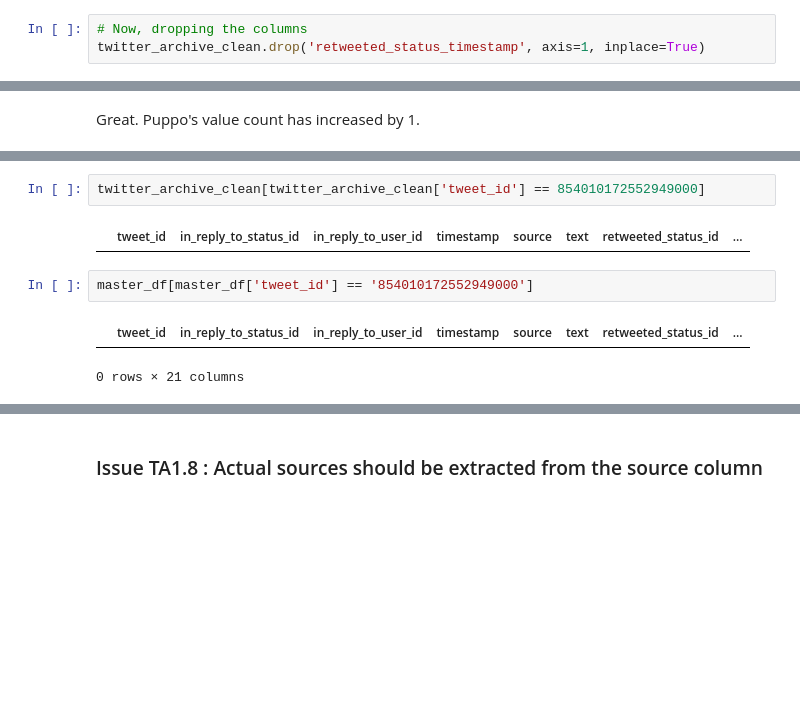
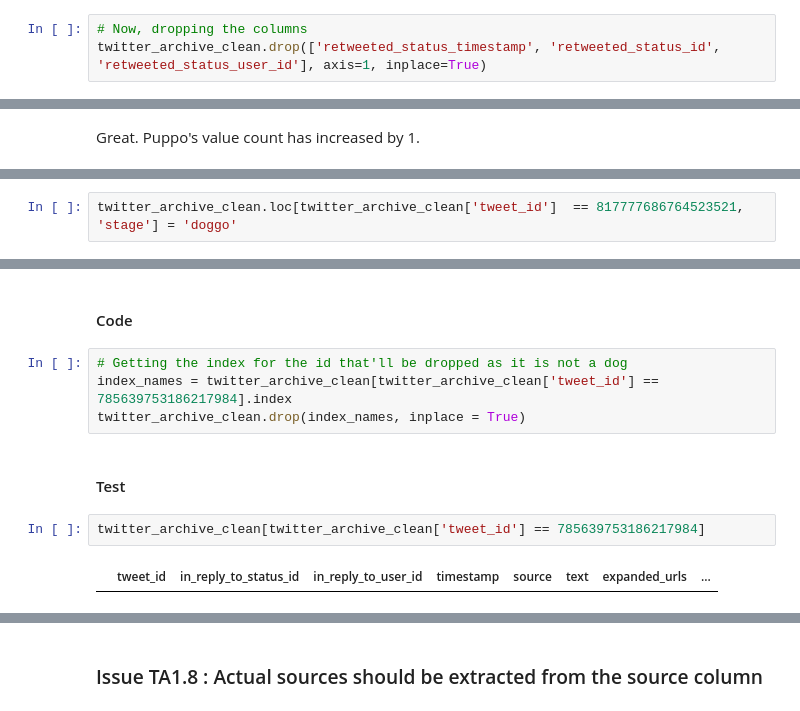
Before and after one commit to Braim016/weratedogs-wrangling, a Jupyter notebook: wrangle_act_updated.ipynb, the cells around one changed output, grey strips where cells are left out. Cells and saved outputs as stored; diff of their text form; blank space fills up the shorter version.

```diff
--- a/wrangle_act_updated.ipynb
+++ b/wrangle_act_updated.ipynb
@@ -624,7 +624,7 @@ Using the panda's `drop` method to drop the column
 #### Code
 # %%
 # Now, dropping the columns
-twitter_archive_clean.drop('retweeted_status_timestamp', axis=1, inplace=True)
+twitter_archive_clean.drop(['retweeted_status_timestamp', 'retweeted_status_id', 'retweeted_status_user_id'], axis=1, inplace=True)
 # %% [markdown]
 #### Test
 # %%
@@ -702,0 +708,2 @@ Upon further investigation,
+# %%
+twitter_archive_clean.loc[twitter_archive_clean['tweet_id']  == 817777686764523521, 'stage'] = 'doggo'
@@ -703,9 +727,12 @@ Upon further investigation,
+# %% [markdown]
+#### Code
+# %%
+# Getting the index for the id that'll be dropped as it is not a dog
+index_names = twitter_archive_clean[twitter_archive_clean['tweet_id'] == 785639753186217984].index
+twitter_archive_clean.drop(index_names, inplace = True)
+# %% [markdown]
+#### Test
 # %%
-twitter_archive_clean[twitter_archive_clean['tweet_id'] == 854010172552949000]
+twitter_archive_clean[twitter_archive_clean['tweet_id'] == 785639753186217984]
 # %% [output]
-|  | tweet_id | in_reply_to_status_id | in_reply_to_user_id | timestamp | source | text | retweeted_status_id | ... |
+|  | tweet_id | in_reply_to_status_id | in_reply_to_user_id | timestamp | source | text | expanded_urls | ... |
-# %%
-master_df[master_df['tweet_id'] == '854010172552949000']
-# %% [output]
-|  | tweet_id | in_reply_to_status_id | in_reply_to_user_id | timestamp | source | text | retweeted_status_id | ... |
-0 rows × 21 columns
```
Also changed, not shown: parts of 133 cells of this notebook.
